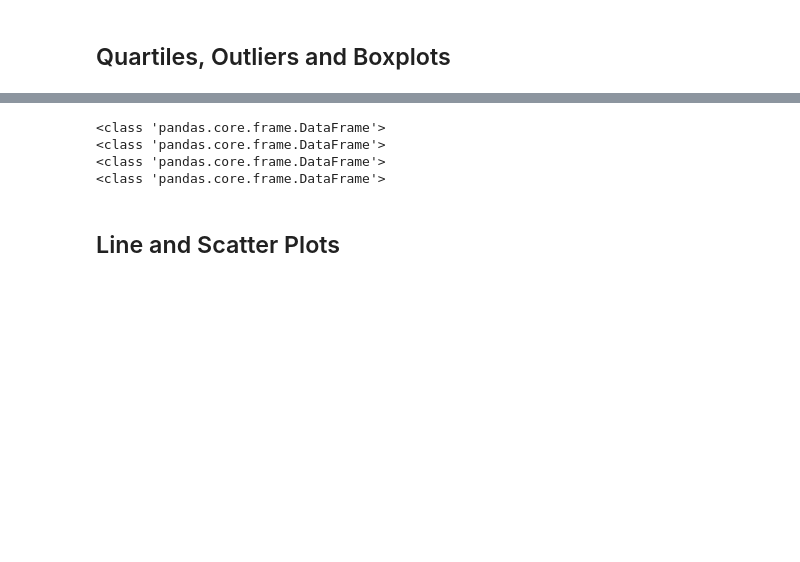
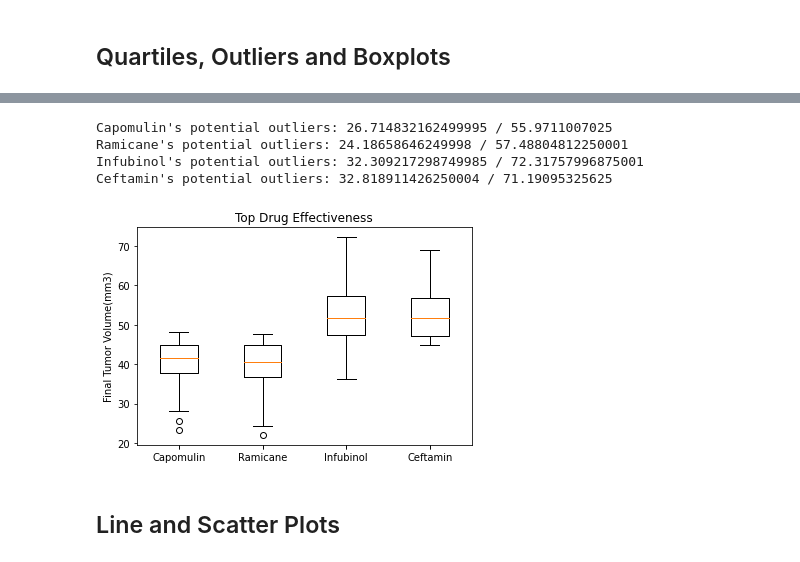
Before and after one commit to NoniBell/pyPharm-challenge, a Jupyter notebook: pymaceuticals_starter.ipynb, the cells around one changed output, grey strips where cells are left out. Saved outputs shown, nothing was run; the diff lists cells and outputs as text; code cells hidden in the pictures; blank space fills up the shorter version.

```diff
--- a/pymaceuticals_starter.ipynb
+++ b/pymaceuticals_starter.ipynb
@@ -201,18 +193,36 @@ tumor_vol = []
 for drug in drugs:
     # Locate the rows which contain mice on each drug and get the tumor volumes
     drug_rows = time_df.loc[time_df['Drug Regimen'] == drug, 'Tumor Volume (mm3)']
-    #drug_rows = time_df[['Tumor Volume (mm3)']]
-    print(type(drug_rows_df))
     # add subset
     tumor_vol.append(drug_rows)
-
     # Determine outliers using upper and lower bounds
+    #calculate quartiles
+    quartiles = drug_rows.quantile([.25,.5,.75])
+    lowerq = quartiles[0.25]
+    upperq = quartiles[0.75]
+    iqr = upperq - lowerq
+    #calculate lowre and upper bounds
+    low_bound = lowerq - (1.5*iqr)
+    up_bound = upperq + (1.5*iqr)
+    #print findings
+    print(f"{drug}'s potential outliers: {low_bound} / {up_bound}")
+    #reset
+    low_bound = 0
+    up_bound = 0
 # %% [output]
-<class 'pandas.core.frame.DataFrame'>
-<class 'pandas.core.frame.DataFrame'>
-<class 'pandas.core.frame.DataFrame'>
-<class 'pandas.core.frame.DataFrame'>
+Capomulin's potential outliers: 26.714832162499995 / 55.9711007025
+Ramicane's potential outliers: 24.18658646249998 / 57.48804812250001
+Infubinol's potential outliers: 32.309217298749985 / 72.31757996875001
+Ceftamin's potential outliers: 32.818911426250004 / 71.19095325625
 # %%
 # Generate a box plot of the final tumor volume of each mouse across four regimens of interest
+fig1, ax1 = plt.subplots()
+ax1.set_title('Top Drug Effectiveness')
+ax1.set_ylabel('Final Tumor Volume(mm3)')
+plt.xticks([1, 2, 3, 4], drugs)
+ax1.boxplot(tumor_vol, labels=drugs)
+plt.show()
+# %% [output]
+[figure, added]
 # %% [markdown]
 ## Line and Scatter Plots
```
Also changed, not shown: parts of 10 cells of this notebook.
